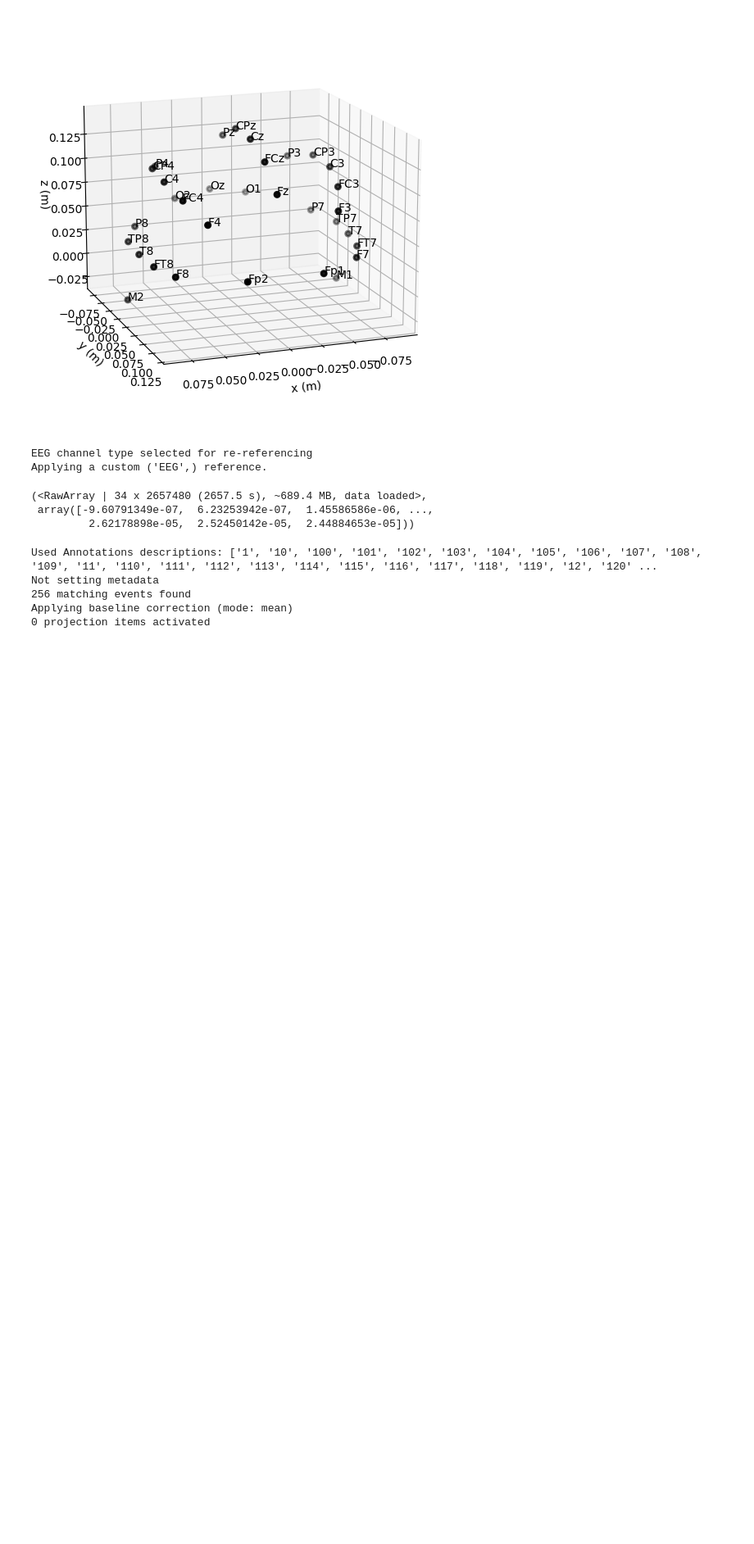
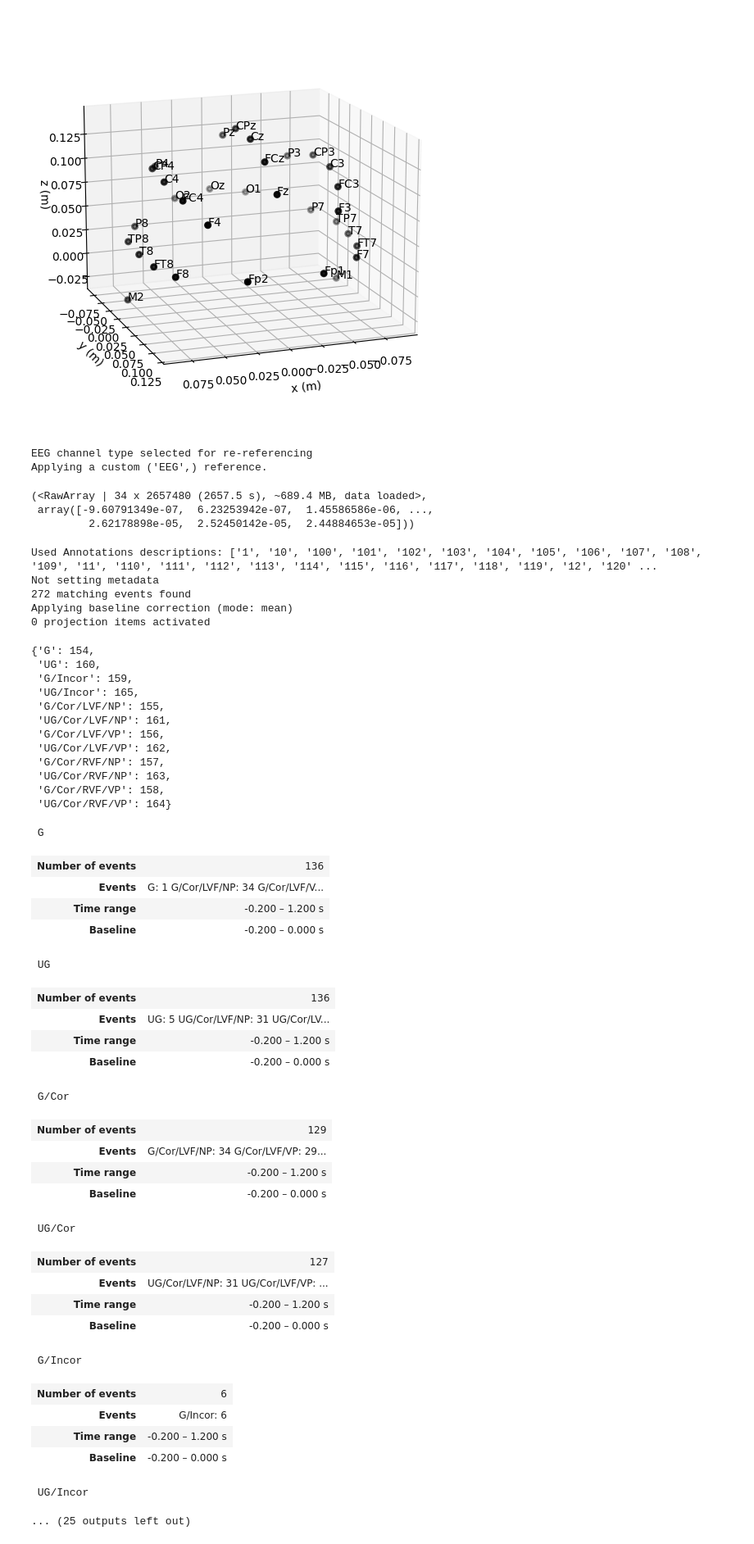
Before and after one commit to amandalin047/ERP_2023Fall, a Jupyter notebook: preprocess_noAD_noFilt.ipynb, the cells around one changed output. Shown at 82% size. Drawn from its saved outputs; the diff is of its cells as text; code cells hidden in the pictures; blank space fills up the shorter version.

```diff
--- a/preprocess_noAD_noFilt.ipynb
+++ b/preprocess_noAD_noFilt.ipynb
@@ -52,9 +52,7 @@ Applying a custom ('EEG',) reference.
 # data back to mne.EpochsArray() to create an Epochs object from scratch (which I haven't tried)
 
 def parse_bdf(BDF_txt):
-    '''Do not include spaces in the bin names, e.g., LVF Grammatical Correct, for it will cause parsing errors - am working on it.
-       The bins in BDF must be mutually exclusive.
-    '''
+    '''Bin sizes should be in descending order: if Bin j ⊂ Bin i, then j > i '''
     f1 = open(BDF_txt)
     f2 = f1.read().split()
     f1.close()
@@ -121,20 +119,69 @@ def bin_based_epoch(raw, BDF_txt, tmin, tmax, baseline=None):
     ev_arr, ev_id = mne.events_from_annotations(new_raw)
 
     my_dict = {}
-    for k in bins: my_dict[k] = ev_id[k]
+    for k in bins:
+        try: my_dict[k] = ev_id[k]
+        except KeyError: pass
 
     epochs = mne.Epochs(new_raw, ev_arr, event_id=my_dict, tmin=tmin, tmax=tmax, baseline=baseline,
                        reject_by_annotation=False)
     return epochs
 
 
-epochs = bin_based_epoch(raw, 'S1_bdf.txt', tmin=-0.2, tmax=1.2, baseline=(-0.2,0))
+epochs = bin_based_epoch(raw, 'S1_bdf_18bins.txt', tmin=-0.2, tmax=1.2, baseline=(-0.2,0))
 # %% [output]
 Used Annotations descriptions: ['1', '10', '100', '101', '102', '103', '104', '105', '106', '107', '108', '109', '11', '110', '111', '112', '113', '114', '115', '116', '117', '118', '119', '12', '120' ...
 Not setting metadata
-256 matching events found
+272 matching events found
 Applying baseline correction (mode: mean)
 0 projection items activated
+# %%
+display(epochs.event_id)
+
+bins = parse_bdf('S1_bdf_18bins.txt')[1]
+for i in bins:
+    print('\n', i)
+    display(epochs[i])
+# %% [output]
+{'G': 154,
+ 'UG': 160,
+ 'G/Incor': 159,
+ 'UG/Incor': 165,
+ 'G/Cor/LVF/NP': 155,
+ 'UG/Cor/LVF/NP': 161,
+ 'G/Cor/LVF/VP': 156,
+ 'UG/Cor/LVF/VP': 162,
+ 'G/Cor/RVF/NP': 157,
+ 'UG/Cor/RVF/NP': 163,
+ 'G/Cor/RVF/VP': 158,
+ 'UG/Cor/RVF/VP': 164}
+ G
+| Number of events | 136 |
+| Events | G: 1 G/Cor/LVF/NP: 34 G/Cor/LVF/V... |
+| Time range | -0.200 – 1.200 s |
+| Baseline | -0.200 – 0.000 s |
+ UG
+| Number of events | 136 |
+| Events | UG: 5 UG/Cor/LVF/NP: 31 UG/Cor/LV... |
+| Time range | -0.200 – 1.200 s |
+| Baseline | -0.200 – 0.000 s |
+ G/Cor
+| Number of events | 129 |
+| Events | G/Cor/LVF/NP: 34 G/Cor/LVF/VP: 29... |
+| Time range | -0.200 – 1.200 s |
+| Baseline | -0.200 – 0.000 s |
+ UG/Cor
+| Number of events | 127 |
+| Events | UG/Cor/LVF/NP: 31 UG/Cor/LVF/VP: ... |
+| Time range | -0.200 – 1.200 s |
+| Baseline | -0.200 – 0.000 s |
+ G/Incor
+| Number of events | 6 |
+| Events | G/Incor: 6 |
+| Time range | -0.200 – 1.200 s |
+| Baseline | -0.200 – 0.000 s |
+ UG/Incor
+... (25 outputs left out)
 # %%
 # Just... Don't do this kind of built-in plots in MNE (raw.plot() is also horrible)
 epochs.plot();
```
Also changed, not shown: parts of 1 cell of this notebook.
